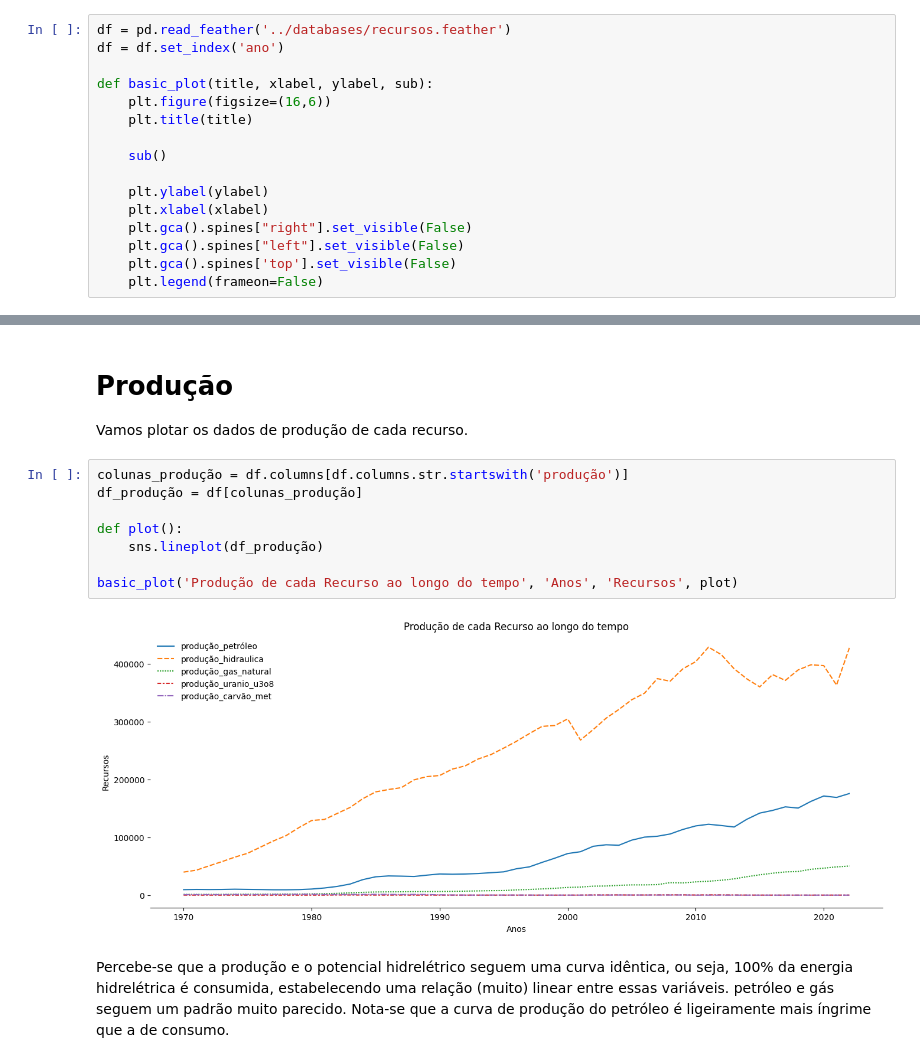
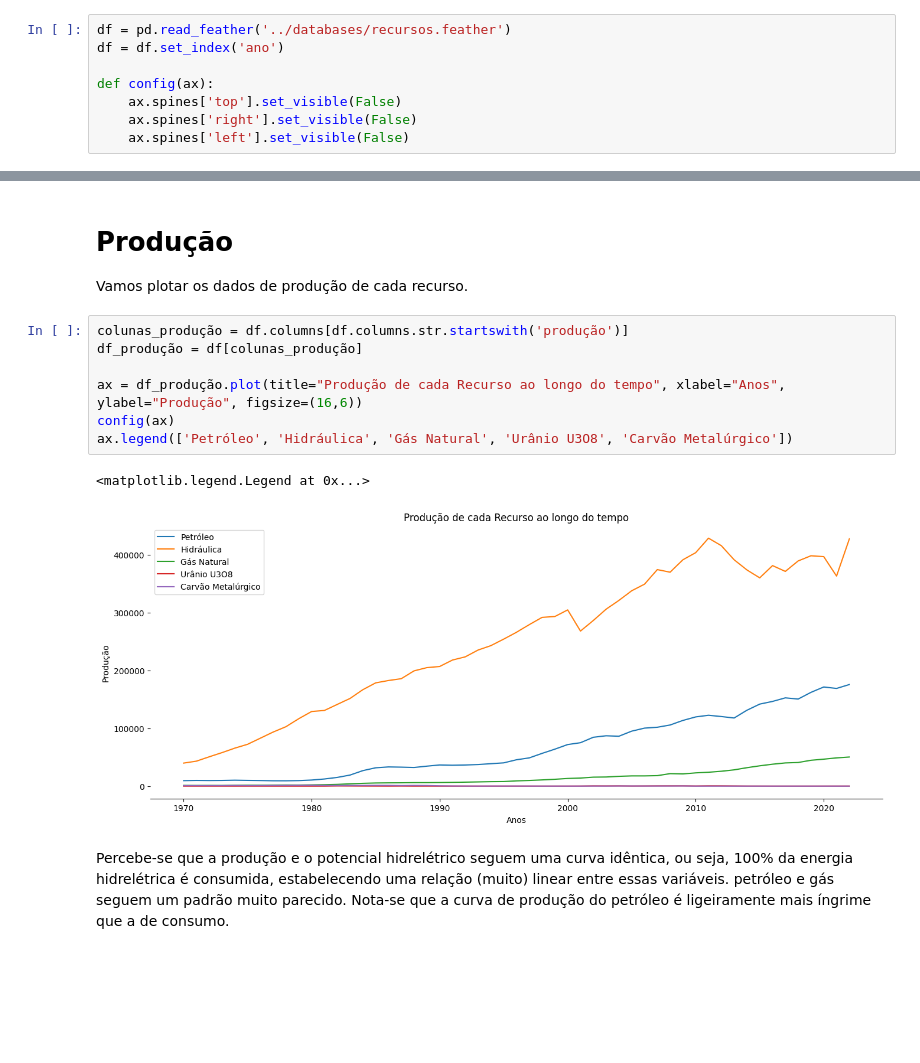
Before and after one commit to scrrpfv/projeto-ip, a Jupyter notebook: Analises/reservas.ipynb, the cells around one changed output, grey strips where cells are left out. Cells and saved outputs as stored; diff of their text form; blank space fills up the shorter version.

```diff
--- a/Analises/reservas.ipynb
+++ b/Analises/reservas.ipynb
@@ -10,18 +10,10 @@ import numpy as np
 df = pd.read_feather('../databases/recursos.feather')
 df = df.set_index('ano')
 
-def basic_plot(title, xlabel, ylabel, sub):
-    plt.figure(figsize=(16,6))
-    plt.title(title)
-
-    sub()
-
-    plt.ylabel(ylabel)
-    plt.xlabel(xlabel)
-    plt.gca().spines["right"].set_visible(False)
-    plt.gca().spines["left"].set_visible(False)
-    plt.gca().spines['top'].set_visible(False)
-    plt.legend(frameon=False)
+def config(ax):
+    ax.spines['top'].set_visible(False)
+    ax.spines['right'].set_visible(False)
+    ax.spines['left'].set_visible(False)
 # %% [markdown]
 # Reservas/Recursos
 Vamos começar plotando diretamente os dados de cada recurso/reserva:
@@ -75,13 +73,13 @@ Vamos plotar os dados de produção de cada recurso.
 # %%
 colunas_produção = df.columns[df.columns.str.startswith('produção')]
 df_produção = df[colunas_produção]
 
-def plot():
-    sns.lineplot(df_produção)
-
-basic_plot('Produção de cada Recurso ao longo do tempo', 'Anos', 'Recursos', plot)
+ax = df_produção.plot(title="Produção de cada Recurso ao longo do tempo", xlabel="Anos", ylabel="Produção", figsize=(16,6))
+config(ax)
+ax.legend(['Petróleo', 'Hidráulica', 'Gás Natural', 'Urânio U3O8', 'Carvão Metalúrgico'])
 # %% [output]
+<matplotlib.legend.Legend at 0x...>
-[figure, old version]
+[figure, new version]
 # %% [markdown]
 Percebe-se que a produção e o potencial hidrelétrico seguem uma curva idêntica, ou seja, 100% da energia hidrelétrica é consumida, estabelecendo uma relação (muito) linear entre essas variáveis. petróleo e gás seguem um padrão muito parecido. Nota-se que a curva de produção do petróleo é ligeiramente mais íngrime que a de consumo.
 # %% [markdown]
```
Also changed, not shown: parts of 10 cells of this notebook, 1 other file.
